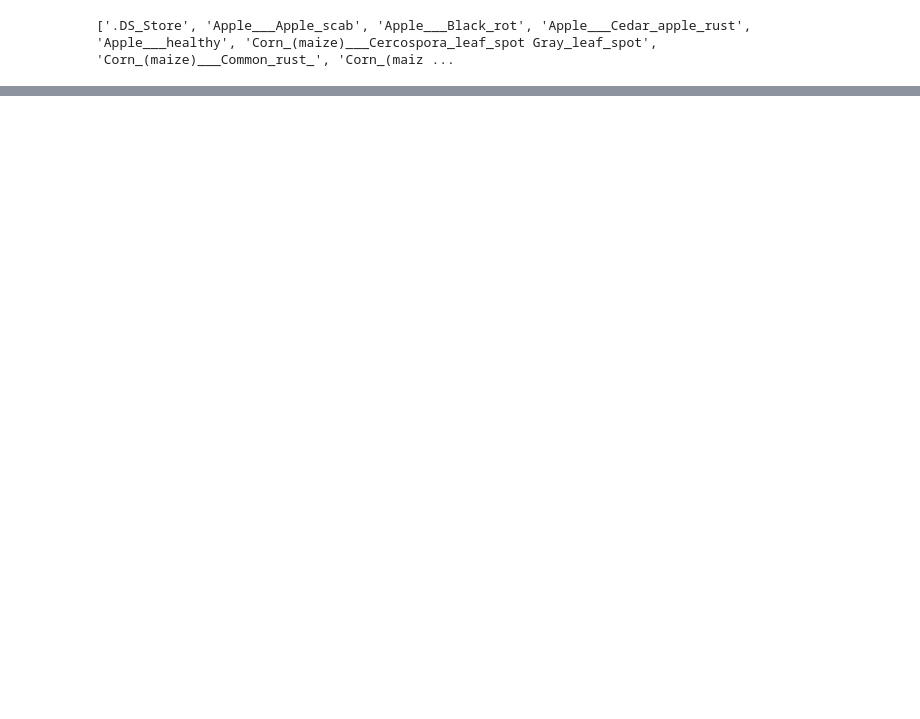
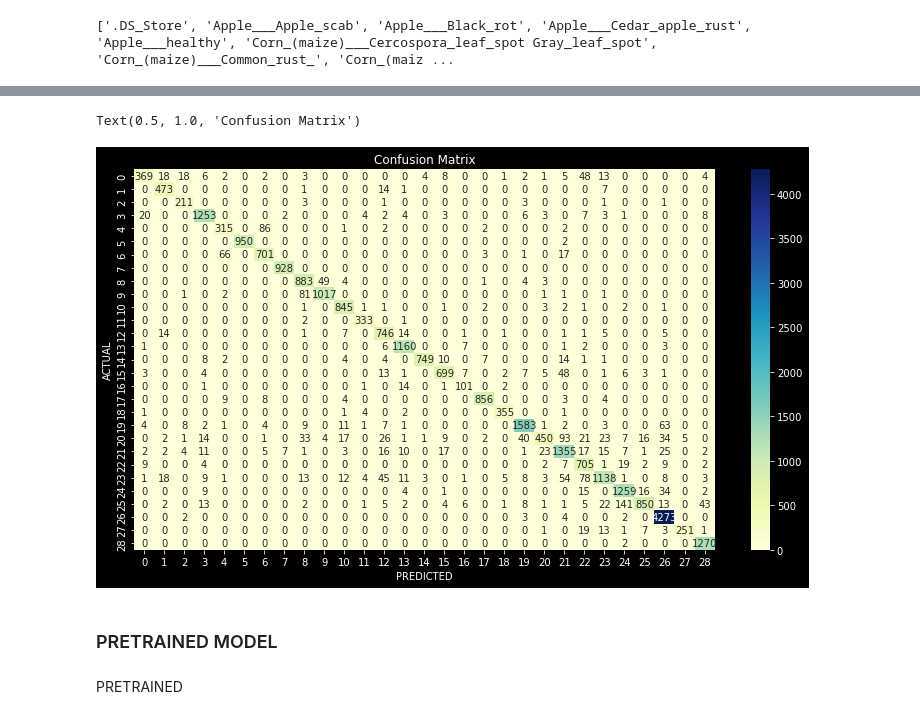
Before and after one commit to FiahIdris/Plant_Desease_Detection, a Jupyter notebook: h8dsft_Milestone2P2.ipynb, the cells around one changed output, grey strips where cells are left out. Saved outputs shown, nothing was run; the diff lists cells and outputs as text; code cells hidden in the pictures; blank space fills up the shorter version.

```diff
--- a/h8dsft_Milestone2P2.ipynb
+++ b/h8dsft_Milestone2P2.ipynb
@@ -142,0 +132,5 @@ val.shape
+# %%
+model = load_model('my_model.h5')
+# %%
+# Train more epoch
+history = model.fit(train_data, epochs=5, validation_data = valid_data, callbacks=[early_stop])
@@ -148,0 +165,7 @@ pred.argmax()
+# %%
+# Predict validation data
+predictions = model.predict_generator(valid_data)
+predicted_classes = np.argmax(predictions, axis=1)
+# Get true classes and predicted classes
+true_classes = valid_data.classes
+class_labels = list(valid_data.class_indices.keys())
@@ -171,0 +216,14 @@ train_data.class_indices
+# %%
+# Display confusion_matrix
+fig, ax = plt.subplots(figsize=(13,7))
+sns.heatmap(confusion_matrix(true_classes, predicted_classes), annot=True, cmap="YlGnBu", fmt='g', ax=ax)
+ax.set_xlabel('PREDICTED')
+ax.set_ylabel('ACTUAL')
+ax.set_title('Confusion Matrix')
+# %% [output]
+Text(0.5, 1.0, 'Confusion Matrix')
+[figure, added]
+# %% [markdown]
+### PRETRAINED MODEL
+# %% [markdown]
+PRETRAINED
```
Also changed, not shown: parts of 27 cells of this notebook, 3 other files.
